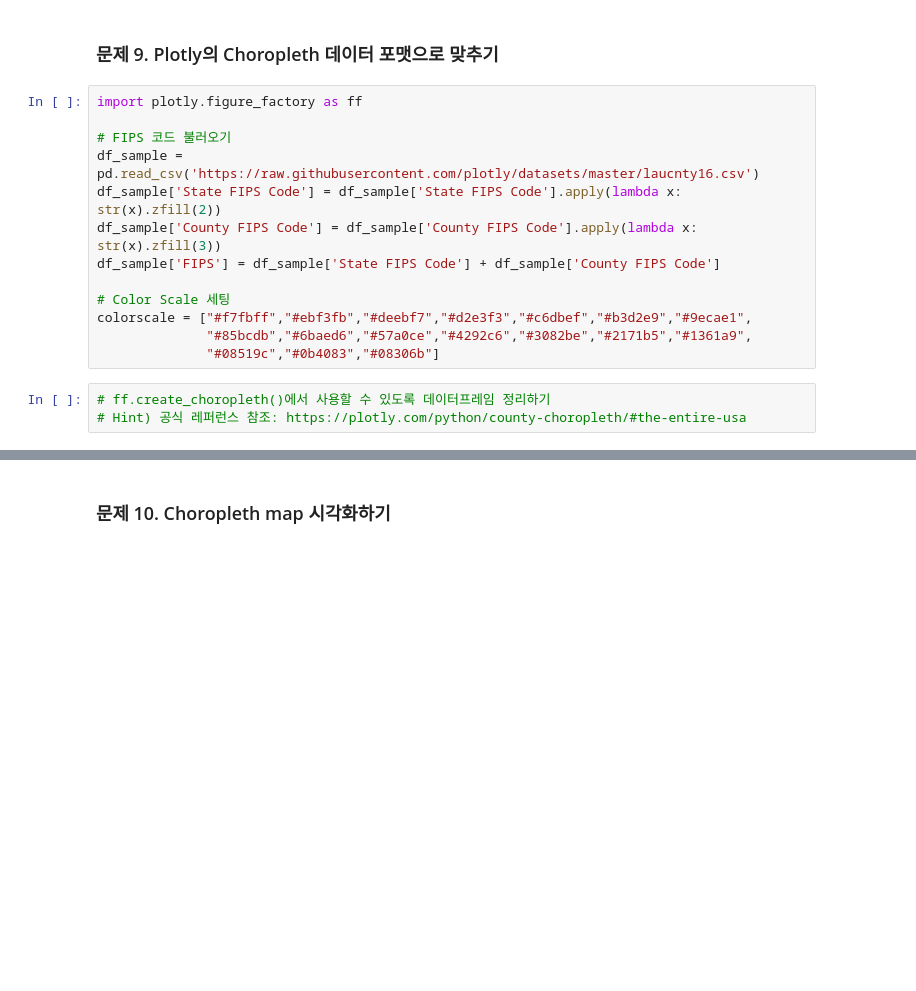
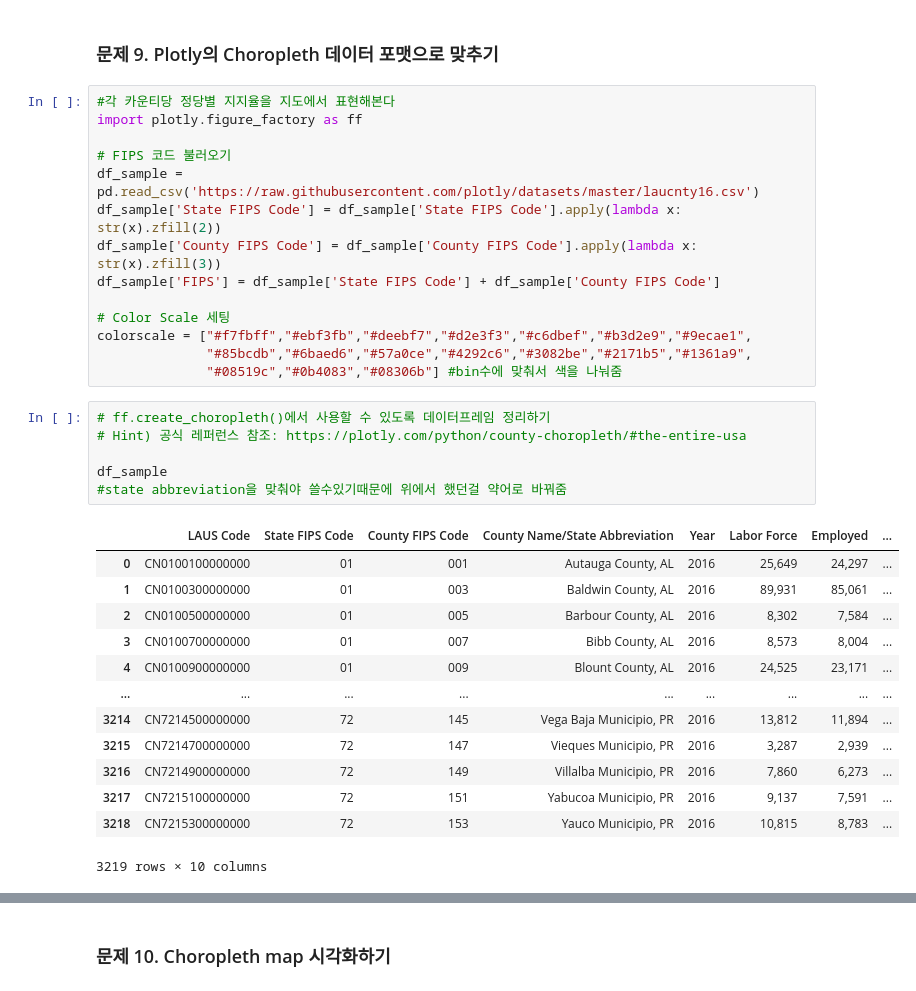
Before and after one commit to samjinwang/machine_learning_300, a Jupyter notebook: part1/chapter5/chapter05.ipynb, the cells around one changed output, grey strips where cells are left out. Cells and saved outputs as stored; diff of their text form; blank space fills up the shorter version.

```diff
--- a/part1/chapter5/chapter05.ipynb
+++ b/part1/chapter5/chapter05.ipynb
@@ -372,6 +360,7 @@ sns.jointplot(x='Black', y ='Pres_DEM', data=df_norm, alpha = 0.2) #black 인구
 # %% [markdown]
 ### 문제 9. Plotly의 Choropleth 데이터 포맷으로 맞추기
 # %%
+#각 카운티당 정당별 지지율을 지도에서 표현해본다
 import plotly.figure_factory as ff
 
 # FIPS 코드 불러오기
@@ -383,7 +372,24 @@ df_sample['FIPS'] = df_sample['State FIPS Code'] + df_sample['County FIPS Code']
 # Color Scale 세팅
 colorscale = ["#f7fbff","#ebf3fb","#deebf7","#d2e3f3","#c6dbef","#b3d2e9","#9ecae1",
               "#85bcdb","#6baed6","#57a0ce","#4292c6","#3082be","#2171b5","#1361a9",
-              "#08519c","#0b4083","#08306b"]
+              "#08519c","#0b4083","#08306b"] #bin수에 맞춰서 색을 나눠줌
 # %%
 # ff.create_choropleth()에서 사용할 수 있도록 데이터프레임 정리하기
 # Hint) 공식 레퍼런스 참조: https://plotly.com/python/county-choropleth/#the-entire-usa
+
+df_sample
+#state abbreviation을 맞춰야 쓸수있기때문에 위에서 했던걸 약어로 바꿔줌
+# %% [output]
+|  | LAUS Code | State FIPS Code | County FIPS Code | County Name/State Abbreviation | Year | Labor Force | Employed | ... |
+| 0 | CN0100100000000 | 01 | 001 | Autauga County, AL | 2016 | 25,649 | 24,297 | ... |
+| 1 | CN0100300000000 | 01 | 003 | Baldwin County, AL | 2016 | 89,931 | 85,061 | ... |
+| 2 | CN0100500000000 | 01 | 005 | Barbour County, AL | 2016 | 8,302 | 7,584 | ... |
+| 3 | CN0100700000000 | 01 | 007 | Bibb County, AL | 2016 | 8,573 | 8,004 | ... |
+| 4 | CN0100900000000 | 01 | 009 | Blount County, AL | 2016 | 24,525 | 23,171 | ... |
+| ... | ... | ... | ... | ... | ... | ... | ... | ... |
+| 3214 | CN7214500000000 | 72 | 145 | Vega Baja Municipio, PR | 2016 | 13,812 | 11,894 | ... |
+| 3215 | CN7214700000000 | 72 | 147 | Vieques Municipio, PR | 2016 | 3,287 | 2,939 | ... |
+| 3216 | CN7214900000000 | 72 | 149 | Villalba Municipio, PR | 2016 | 7,860 | 6,273 | ... |
+| 3217 | CN7215100000000 | 72 | 151 | Yabucoa Municipio, PR | 2016 | 9,137 | 7,591 | ... |
+| 3218 | CN7215300000000 | 72 | 153 | Yauco Municipio, PR | 2016 | 10,815 | 8,783 | ... |
+3219 rows × 10 columns
```
Also changed, not shown: parts of 28 cells of this notebook, 1 other file.
